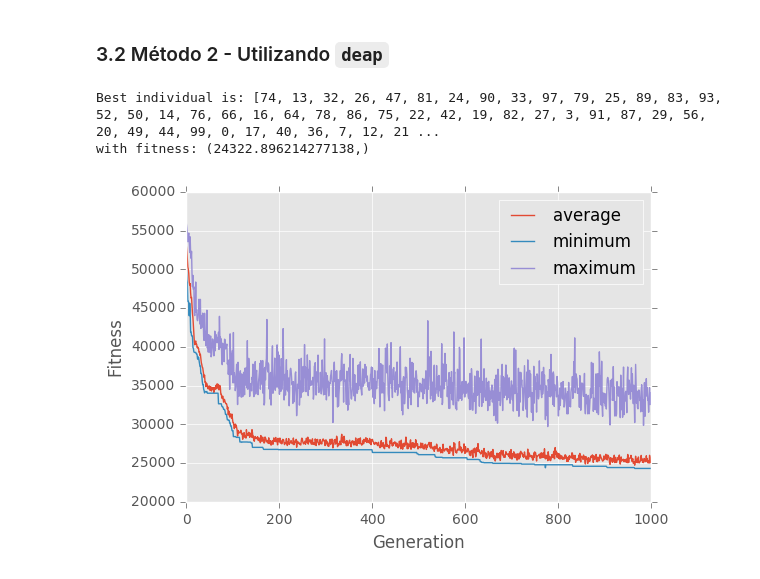
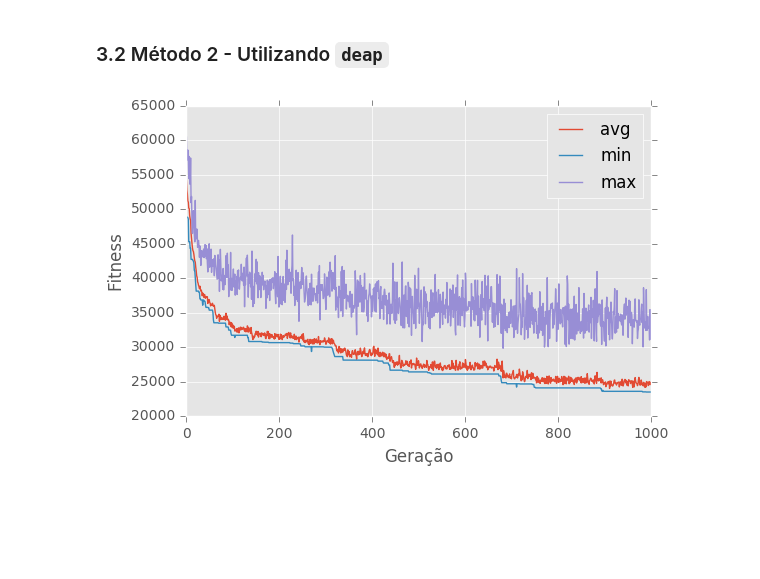
Before and after one commit to IFCE-Ciencia-da-Computacao-2011-2/UDM.279-Inteligencia-Artificial, a Jupyter notebook: Algoritmo Genético - Problema Caxeiro viajante.ipynb, the cells around one changed output. Saved outputs shown, nothing was run; the diff lists cells and outputs as text; code cells hidden in the pictures; blank space fills up the shorter version.

```diff
--- a/Algoritmo Genético - Problema Caxeiro viajante.ipynb
+++ b/Algoritmo Genético - Problema Caxeiro viajante.ipynb
@@ -393,41 +430,39 @@ from deap import algorithms
 toolbox.register("population", tools.initRepeat, list, toolbox.individuo)
 
 def xd():
     import numpy
 
     pop = toolbox.population(n=TAMANHO_POPULACAO)
     hof = tools.HallOfFame(1)
     stats = tools.Statistics(lambda ind: ind.fitness.values)
     stats.register("avg", numpy.mean)
     stats.register("min", numpy.min)
     stats.register("max", numpy.max)
 
     populacao, logbook = algorithms.eaSimple(
         pop,
         toolbox,
         cxpb=PROBABILIDADE_CRUZAMENTO,
         mutpb=PROBABILIDADE_MUTACAO,
         ngen=NUMERO_GERACOES,
         stats=stats,
         halloffame=hof,
         verbose=False
     )
 
     return algorithms, logbook, hof
 
-pop, log, hof = xd()
-print("Best individual is: %s\nwith fitness: %s" % (hof[0], hof[0].fitness))
+populacao, log, hall_of_fame = xd()
 
-import matplotlib.pyplot as plt
-gen, avg, min_, max_ = log.select("gen", "avg", "min", "max")
-plt.plot(gen, avg, label="average")
-plt.plot(gen, min_, label="minimum")
-plt.plot(gen, max_, label="maximum")
-plt.xlabel("Generation")
+gen, avg, minimo, maximo = log.select("gen", "avg", "min", "max")
+plt.plot(gen, avg, label="avg")
+plt.plot(gen, minimo, label="min")
+plt.plot(gen, maximo, label="max")
+
+plt.xlabel("Geração")
 plt.ylabel("Fitness")
 plt.legend(loc="best")
+
 plt.show()
 # %% [output]
-Best individual is: [74, 13, 32, 26, 47, 81, 24, 90, 33, 97, 79, 25, 89, 83, 93, 52, 50, 14, 76, 66, 16, 64, 78, 86, 75, 22, 42, 19, 82, 27, 3, 91, 87, 29, 56, 20, 49, 44, 99, 0, 17, 40, 36, 7, 12, 21 ...
-with fitness: (24322.896214277138,)
-[figure, old version]
+[figure, new version]
```
Also changed, not shown: parts of 10 cells of this notebook.
